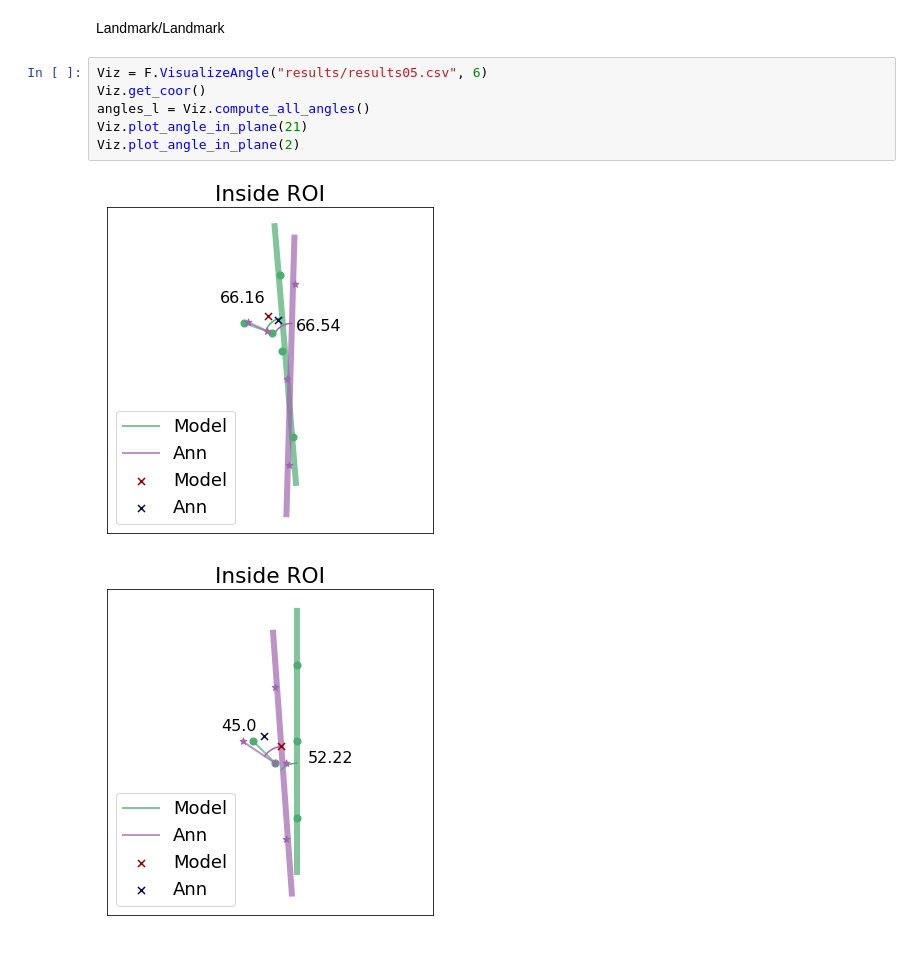
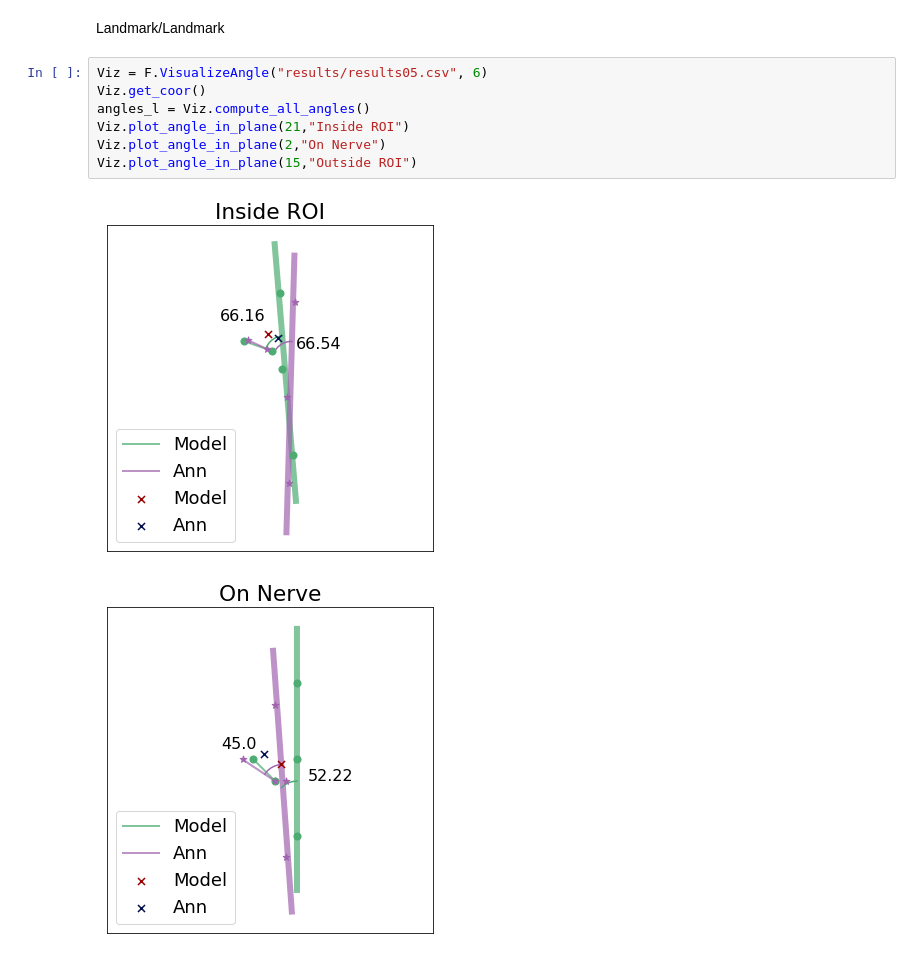
Before and after one commit to CathrineUH/Bachelor_thesis_ear, a Jupyter notebook: plotAllFigures.ipynb, the cells around one changed output. Saved outputs shown, nothing was run; the diff lists cells and outputs as text.

Commit message:
plot

```diff
--- a/plotAllFigures.ipynb
+++ b/plotAllFigures.ipynb
@@ -347,9 +359,10 @@ Landmark/Landmark
 # %%
 Viz = F.VisualizeAngle("results/results05.csv", 6)
 Viz.get_coor()
 angles_l = Viz.compute_all_angles()
-Viz.plot_angle_in_plane(21)
-Viz.plot_angle_in_plane(2)
+Viz.plot_angle_in_plane(21,"Inside ROI")
+Viz.plot_angle_in_plane(2,"On Nerve")
+Viz.plot_angle_in_plane(15,"Outside ROI")
 # %% [output]
 [figure]
-[figure, old version]
+[figure, new version]
```
Also changed, not shown: parts of 4 cells of this notebook, 2 other files.
